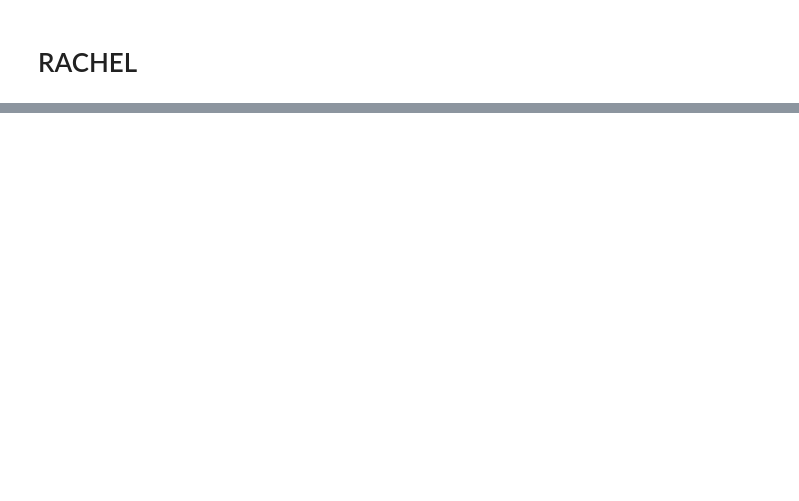
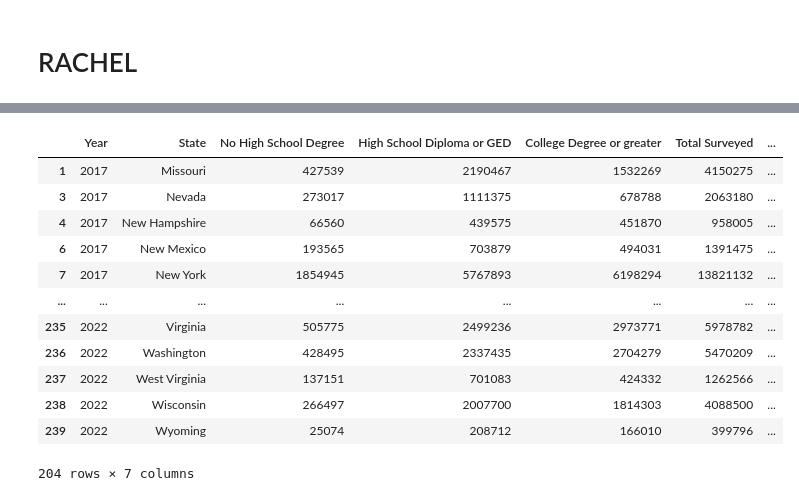
Before and after one commit to kikichan1/Project-1, a Jupyter notebook: Education_Notebook.ipynb, the cells around one changed output, grey strips where cells are left out. Drawn from its saved outputs; the diff is of its cells as text; code cells hidden in the pictures; blank space fills up the shorter version.

```diff
--- a/Education_Notebook.ipynb
+++ b/Education_Notebook.ipynb
@@ -90,0 +413,19 @@ family_size_df = pd.DataFrame(requests.get(family_size_url).json()[1:], columns=
+# %%
+# Columns to convert to numeric
+columns_to_convert = ['No High School Degree', 'High School Diploma or GED', 'College Degree or greater','Total Surveyed']
+
+# Convert columns to numeric, forcing errors to NaN if necessary
+education_2017_df_final[columns_to_convert] = education_2017_df_final[columns_to_convert].apply(pd.to_numeric, errors='coerce')
+
+# Columns to convert to percentages
+columns_to_percent = ['No High School Degree', 'High School Diploma or GED', 'College Degree or greater']
+
+# Convert to percentages
+percent_of_total_2017 = education_2018_df_final.copy()
+percent_of_total_2017[columns_to_convert] = education_2017_df_final[columns_to_convert].div(education_2017_df_final['Total Surveyed'], axis=0) * 100
+
+# Round to two decimal places and format with percentage sign for specific columns
+percent_of_total_2017[columns_to_percent] = percent_of_total_2017[columns_to_percent].apply(lambda col: col.map(lambda x: f"{x:.2f}%"))
+
+# Display the new DataFrame with percentages
+percent_of_total_2017.head()
@@ -90,0 +439,13 @@ family_size_df = pd.DataFrame(requests.get(family_size_url).json()[1:], columns=
+# %%
+# combine dataframes
+combined_education_df = pd.concat([education_2017_df_final,
+                                   education_2018_df_final,
+                                   education_2019_df_final,
+                                   education_2021_df_final,
+                                   education_2022_df_final],
+                                  axis=0)
+# reset index column to not repeat individual df index aka 0-50 would be shown 5 times vs now reset and we see unique index 0-254
+combined_education_df.reset_index(drop=True, inplace=True)
+
+combined_education_df.to_csv('Data/combined_education_data.csv')
+combined_education_df
@@ -90,0 +466,5 @@ family_size_df = pd.DataFrame(requests.get(family_size_url).json()[1:], columns=
+# %%
+# Read Drug Overdose Data File and store into Pandas DataFrames
+opioid_csv = pd.read_csv(drug_deaths_to_load)
+opioid_df = pd.DataFrame(opioid_csv)
+opioid_df
@@ -90,0 +485,22 @@ family_size_df = pd.DataFrame(requests.get(family_size_url).json()[1:], columns=
+# %%
+# Merge Drug Overdose Dataframe and Education Dataframe
+merged_opioid_education = pd.merge(combined_education_df, opioid_df, on=['Year', 'State'])
+
+# Filter out rows where 'Total Opioid Deaths' is 0
+merged_opioid_education_filtered = merged_opioid_education[merged_opioid_education['Total Opioid Deaths'] != 0]
+
+merged_opioid_education_filtered
+# %% [output]
+|  | Year | State | No High School Degree | High School Diploma or GED | College Degree or greater | Total Surveyed | ... |
+| 1 | 2017 | Missouri | 427539 | 2190467 | 1532269 | 4150275 | ... |
+| 3 | 2017 | Nevada | 273017 | 1111375 | 678788 | 2063180 | ... |
+| 4 | 2017 | New Hampshire | 66560 | 439575 | 451870 | 958005 | ... |
+| 6 | 2017 | New Mexico | 193565 | 703879 | 494031 | 1391475 | ... |
+| 7 | 2017 | New York | 1854945 | 5767893 | 6198294 | 13821132 | ... |
+| ... | ... | ... | ... | ... | ... | ... | ... |
+| 235 | 2022 | Virginia | 505775 | 2499236 | 2973771 | 5978782 | ... |
+| 236 | 2022 | Washington | 428495 | 2337435 | 2704279 | 5470209 | ... |
+| 237 | 2022 | West Virginia | 137151 | 701083 | 424332 | 1262566 | ... |
+| 238 | 2022 | Wisconsin | 266497 | 2007700 | 1814303 | 4088500 | ... |
+| 239 | 2022 | Wyoming | 25074 | 208712 | 166010 | 399796 | ... |
+204 rows × 7 columns
```
Also changed, not shown: parts of 16 cells of this notebook, 2 other files.
